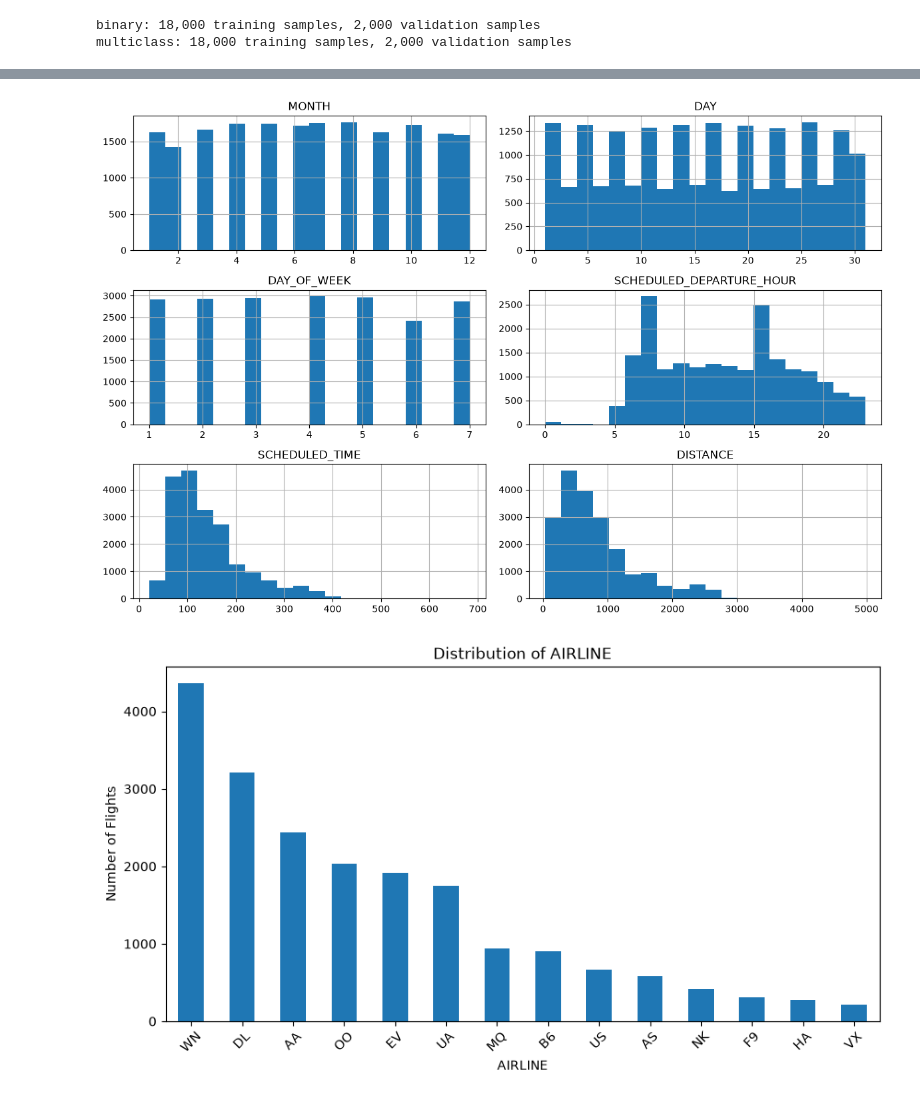
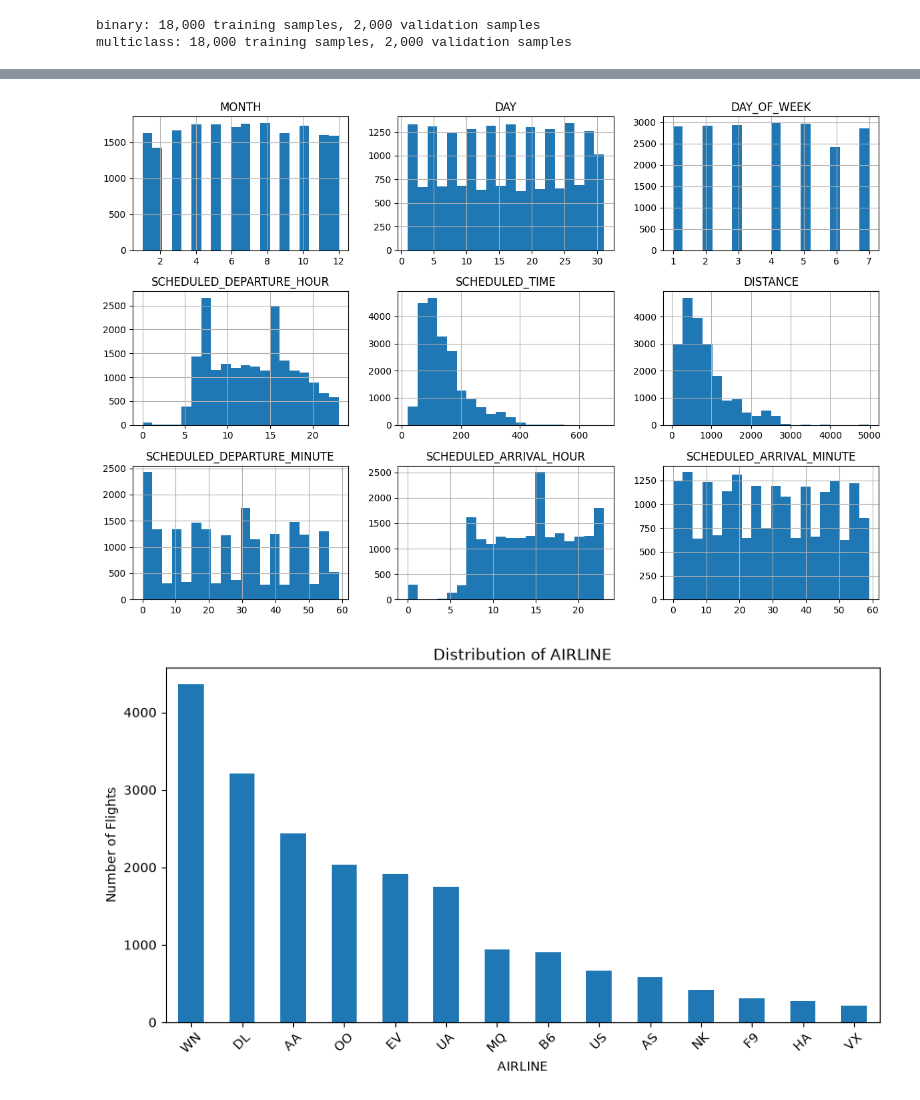
Before and after one commit to laurenlal/cse5104-project2, a Jupyter notebook: model_fitting.ipynb, the cells around one changed output, grey strips where cells are left out. Cells and saved outputs as stored; diff of their text form; code cells hidden in the pictures.

Commit message:
updated histogram

```diff
--- a/model_fitting.ipynb
+++ b/model_fitting.ipynb
@@ -355,23 +355,26 @@ plt.show()
 # %%
 # distribution of numerical features
 p_numeric_features = [
     "MONTH",
     "DAY",
     "DAY_OF_WEEK",
     "SCHEDULED_DEPARTURE_HOUR",
     "SCHEDULED_TIME",
-    "DISTANCE"
+    "DISTANCE",
+    "SCHEDULED_DEPARTURE_MINUTE",
+    "SCHEDULED_ARRIVAL_HOUR",
+    "SCHEDULED_ARRIVAL_MINUTE"
 ]
 
 df[p_numeric_features].hist(
     figsize=(12, 8),
     bins=20
 )
 
 plt.tight_layout()
 plt.show()
 # %% [output]
-[figure, old version]
+[figure, new version]
 # %%
 # distribution of categorical predictors
 for column in categorical_features:
```
Also changed, not shown: parts of 6 cells of this notebook, 1 other file.
